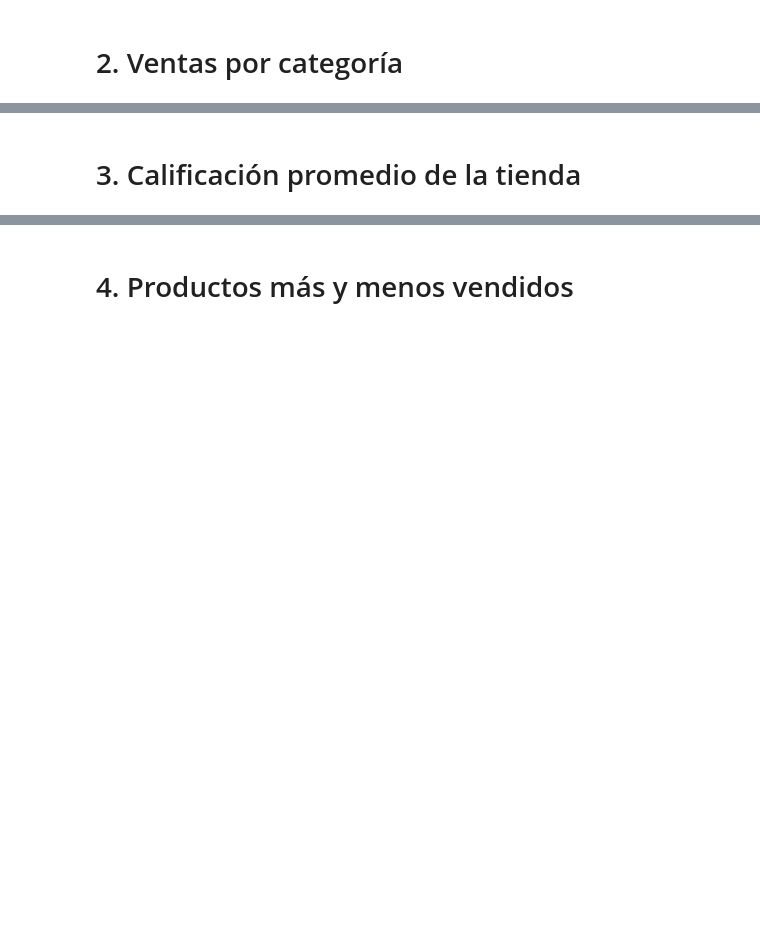
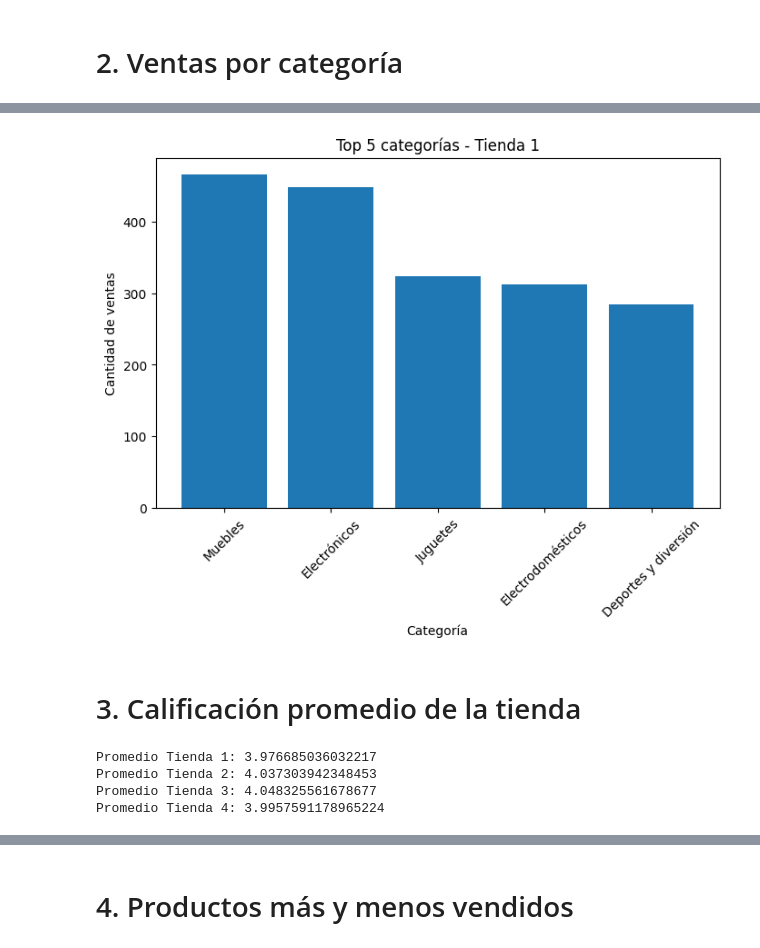
Before and after one commit to sgm0623/challenge-alura-store, a Jupyter notebook: AluraStoreLatam.ipynb, the cells around one changed output, grey strips where cells are left out. Drawn from its saved outputs; the diff is of its cells as text; code cells hidden in the pictures; blank space fills up the shorter version.

```diff
--- a/AluraStoreLatam.ipynb
+++ b/AluraStoreLatam.ipynb
@@ -28,2 +67,12 @@ tienda.head()
 # %% [markdown]
 # 2. Ventas por categoría
+# %%
+cat_t1 = tienda["Categoría del Producto"].value_counts()
+cat_t2 = tienda2["Categoría del Producto"].value_counts()
+cat_t3 = tienda3["Categoría del Producto"].value_counts()
+cat_t4 = tienda4["Categoría del Producto"].value_counts()
+
+cat_t1
+cat_t2
+cat_t3
+cat_t4
@@ -30,2 +111,29 @@ tienda.head()
+# %%
+top5_t1 = cat_t1.head(5)
+
+plt.figure(figsize=(8,5))
+plt.bar(top5_t1.index, top5_t1.values)
+plt.title("Top 5 categorías - Tienda 1")
+plt.xlabel("Categoría")
+plt.ylabel("Cantidad de ventas")
+plt.xticks(rotation=45)
+plt.show()
+# %% [output]
+[figure, added]
 # %% [markdown]
 # 3. Calificación promedio de la tienda
+# %%
+prom_t1 = tienda["Calificación"].mean()
+prom_t2 = tienda2["Calificación"].mean()
+prom_t3 = tienda3["Calificación"].mean()
+prom_t4 = tienda4["Calificación"].mean()
+
+print("Promedio Tienda 1:", prom_t1)
+print("Promedio Tienda 2:", prom_t2)
+print("Promedio Tienda 3:", prom_t3)
+print("Promedio Tienda 4:", prom_t4)
+# %% [output]
+Promedio Tienda 1: 3.976685036032217
+Promedio Tienda 2: 4.037303942348453
+Promedio Tienda 3: 4.048325561678677
+Promedio Tienda 4: 3.9957591178965224
```
Also changed, not shown: parts of 17 cells of this notebook.
